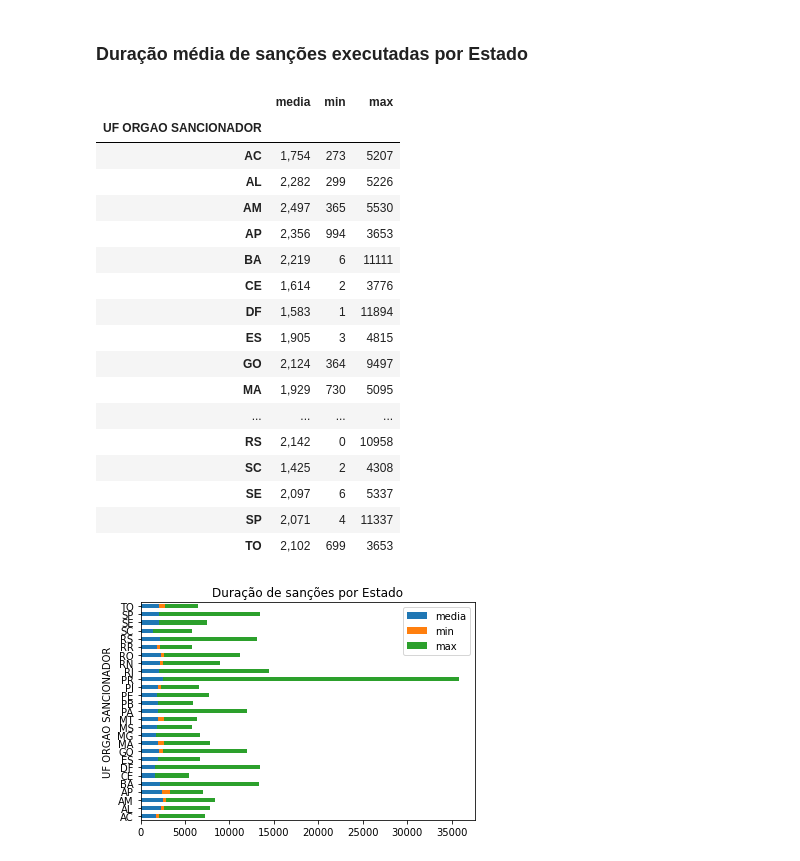
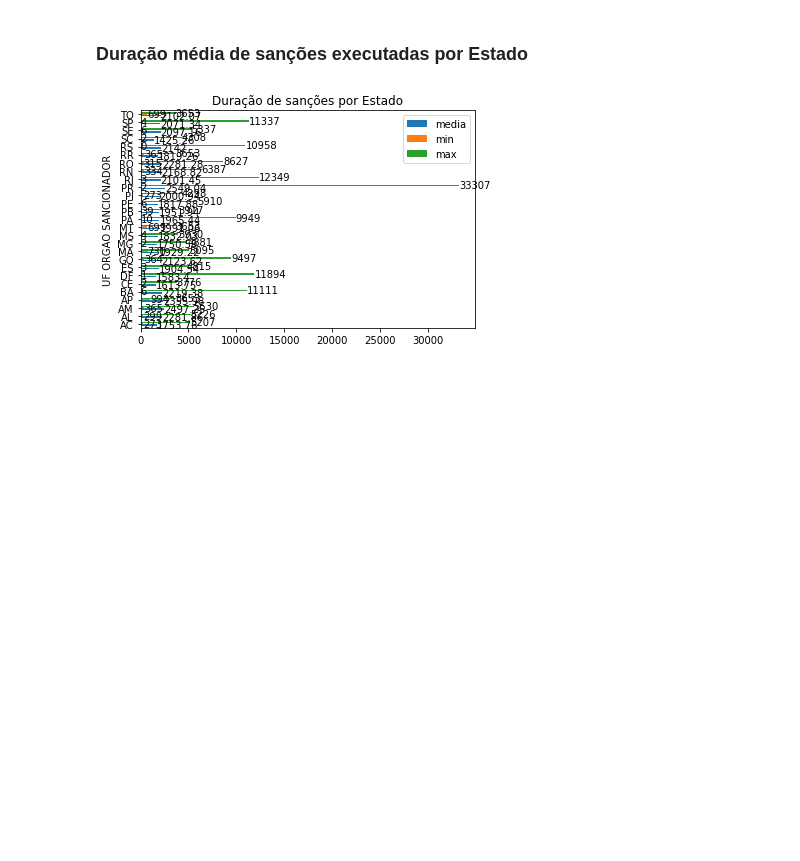
Before and after one commit to adre76/DataScience, a Jupyter notebook: DataScience/notebook.ipynb, the cells around one changed output. Drawn from its saved outputs; the diff is of its cells as text; code cells hidden in the pictures; blank space fills up the shorter version.

Commit message:
Valores no gráfico horizontal

```diff
--- a/DataScience/notebook.ipynb
+++ b/DataScience/notebook.ipynb
@@ -34,41 +34,23 @@ ceis['UF ORGAO SANCIONADOR'].value_counts()[:15].plot(kind='bar')
 # %%
 # Colocando a data atual no fim da sanção
 ceis.loc[ceis['DATA FINAL SANCAO'].isnull(), 'DATA FINAL SANCAO'] = datetime.today()
 
 # Criando delta, convertendo para inteiro e limpando possíveis valores errados
 ceis['DURACAO SANCAO'] = (ceis['DATA FINAL SANCAO'] - ceis['DATA INICIO SANCAO']).dt.days
 ceis['DURACAO SANCAO'] = ceis['DURACAO SANCAO'].astype('Int64')
 ceis = ceis[ceis['DURACAO SANCAO'] >= 0]
 
 # Gerando Dataset com média, min e max de cada Estado e criando o gráfico
 media_regiao = pd.DataFrame(columns=['media', 'min', 'max'])
 media_regiao['media'] = ceis.groupby('UF ORGAO SANCIONADOR').agg({'DURACAO SANCAO': ['mean']})
 media_regiao['min'] = ceis.groupby('UF ORGAO SANCIONADOR').agg({'DURACAO SANCAO': ['min']})
 media_regiao['max'] = ceis.groupby('UF ORGAO SANCIONADOR').agg({'DURACAO SANCAO': ['max']})
-media_regiao.plot(title='Duração de sanções por Estado', kind='barh', ylabel='Dias', stacked=True)
-media_regiao
-
+graf = media_regiao.plot.barh(title='Duração de sanções por Estado', ylabel='Dias') #(title='Duração de sanções por Estado', kind='barh', ylabel='Dias')
+for valor in graf.containers:
+    graf.bar_label(valor)
 #media_regiao.head(30)
 #media_regiao['media'] = media_regiao['media'].astype('Int64')
 #ceis[['DATA INICIO SANCAO', 'DATA FINAL SANCAO', 'DURACAO SANCAO']].head(50)
 #ufs = ceis['UF ORGAO SANCIONADOR'].unique().tolist()
 # %% [output]
-|  | media | min | max |
-| UF ORGAO SANCIONADOR |  |  |  |
-| AC | 1,754 | 273 | 5207 |
-| AL | 2,282 | 299 | 5226 |
-| AM | 2,497 | 365 | 5530 |
-| AP | 2,356 | 994 | 3653 |
-| BA | 2,219 | 6 | 11111 |
-| CE | 1,614 | 2 | 3776 |
-| DF | 1,583 | 1 | 11894 |
-| ES | 1,905 | 3 | 4815 |
-| GO | 2,124 | 364 | 9497 |
-| MA | 1,929 | 730 | 5095 |
-| ... | ... | ... | ... |
-| RS | 2,142 | 0 | 10958 |
-| SC | 1,425 | 2 | 4308 |
-| SE | 2,097 | 6 | 5337 |
-| SP | 2,071 | 4 | 11337 |
-| TO | 2,102 | 699 | 3653 |
-[figure, old version]
+[figure, new version]
```
